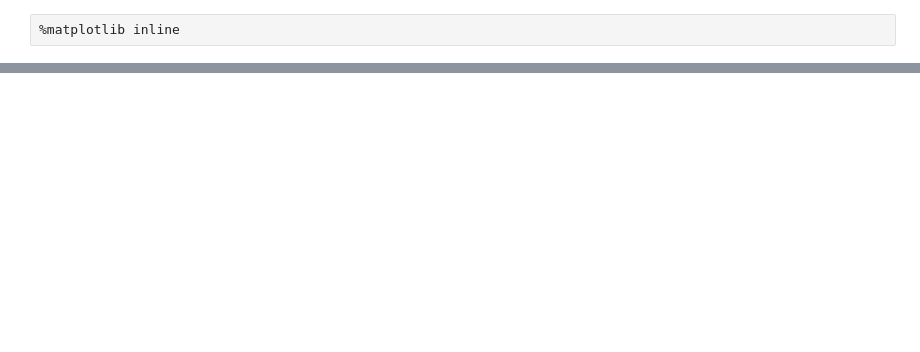
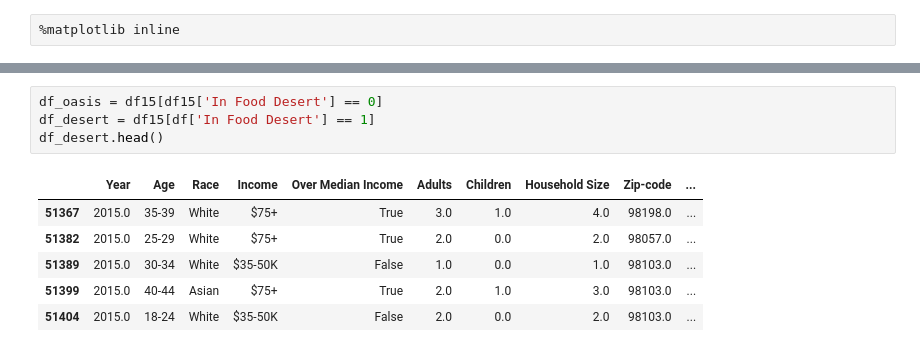
Before and after one commit to llpk79/Project_Blog_Post, a Jupyter notebook: BlogPost.ipynb, the cells around one changed output, grey strips where cells are left out. Cells and saved outputs as stored; diff of their text form; blank space fills up the shorter version.

```diff
--- a/BlogPost.ipynb
+++ b/BlogPost.ipynb
@@ -80,0 +186,11 @@ plt.show()
+# %%
+df_oasis = df15[df15['In Food Desert'] == 0]
+df_desert = df15[df['In Food Desert'] == 1]
+df_desert.head()
+# %% [output]
+|  | Year | Age | Race | Income | Over Median Income | Adults | Children | Household Size | Zip-code | ... |
+| 51367 | 2015.0 | 35-39 | White | $75+ | True | 3.0 | 1.0 | 4.0 | 98198.0 | ... |
+| 51382 | 2015.0 | 25-29 | White | $75+ | True | 2.0 | 0.0 | 2.0 | 98057.0 | ... |
+| 51389 | 2015.0 | 30-34 | White | $35-50K | False | 1.0 | 0.0 | 1.0 | 98103.0 | ... |
+| 51399 | 2015.0 | 40-44 | Asian | $75+ | True | 2.0 | 1.0 | 3.0 | 98103.0 | ... |
+| 51404 | 2015.0 | 18-24 | White | $35-50K | False | 2.0 | 0.0 | 2.0 | 98103.0 | ... |
```
Also changed, not shown: parts of 16 cells of this notebook, 1 other file.
